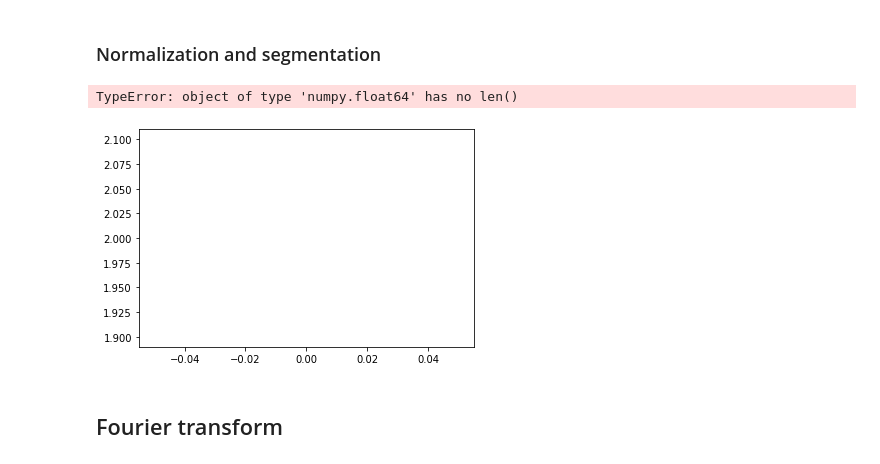
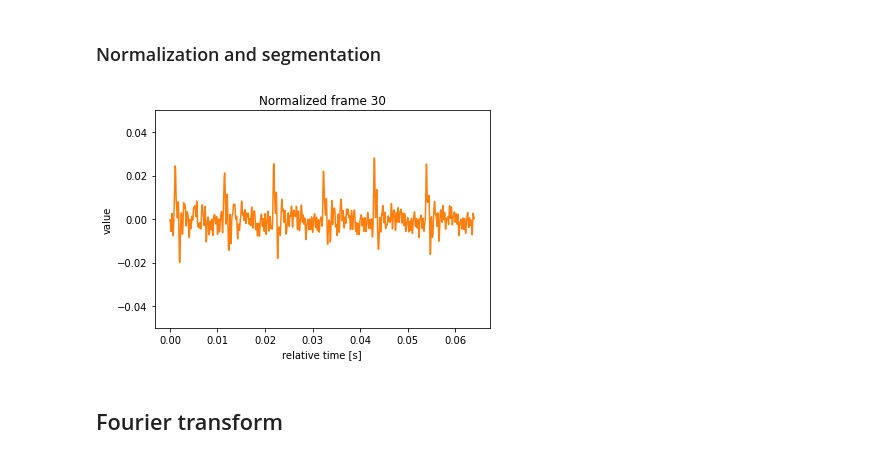
Before and after one commit to ddzibela/ISS, a Jupyter notebook: src/ISS.ipynb, the cells around one changed output. Saved outputs shown, nothing was run; the diff lists cells and outputs as text; code cells hidden in the pictures.

```diff
--- a/src/ISS.ipynb
+++ b/src/ISS.ipynb
@@ -37,18 +37,21 @@ Min value:     -1516
 # %%
 #normalize the data
 normData = rawData / np.linalg.norm(rawData)
 #slice into 1024 sample long frames, with 512 sample overlap
 slicedData = np.zeros(shape=(int(normData.size / 512),1024))
 for i in range(0, int(normData.size / 512) - 1): #the last frame would be incomplete so we ignore it
     slicedData[i] = normData[i * 512:(i * 512) + 1024]
 #Plotting a selected frame
 plt.plot(2)
-Time = np.linspace(0, len(normData[10]) / samplingRate, num=normData[10].size)
-plt.plot(Time, normData[10])
+plt.title('Normalized frame 30')
+plt.xlabel('relative time [s]')
+plt.ylabel('value')
+plt.ylim(-0.05, +0.05)
+Time = np.linspace(0, slicedData[31].size / samplingRate, num=slicedData[31].size)
+plt.plot(Time, slicedData[31])
 plt.show()
 # %% [output]
-TypeError: object of type 'numpy.float64' has no len()
-[figure, old version]
+[figure, new version]
 # %% [markdown]
 ## Fourier transform
 # %% [markdown]
```
Also changed, not shown: parts of 14 cells of this notebook.
